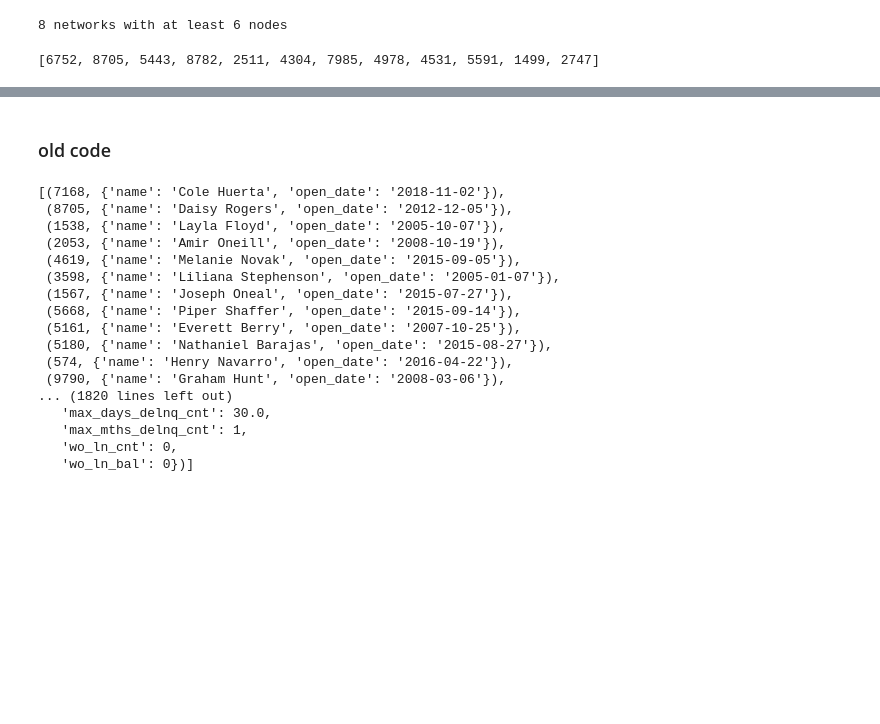
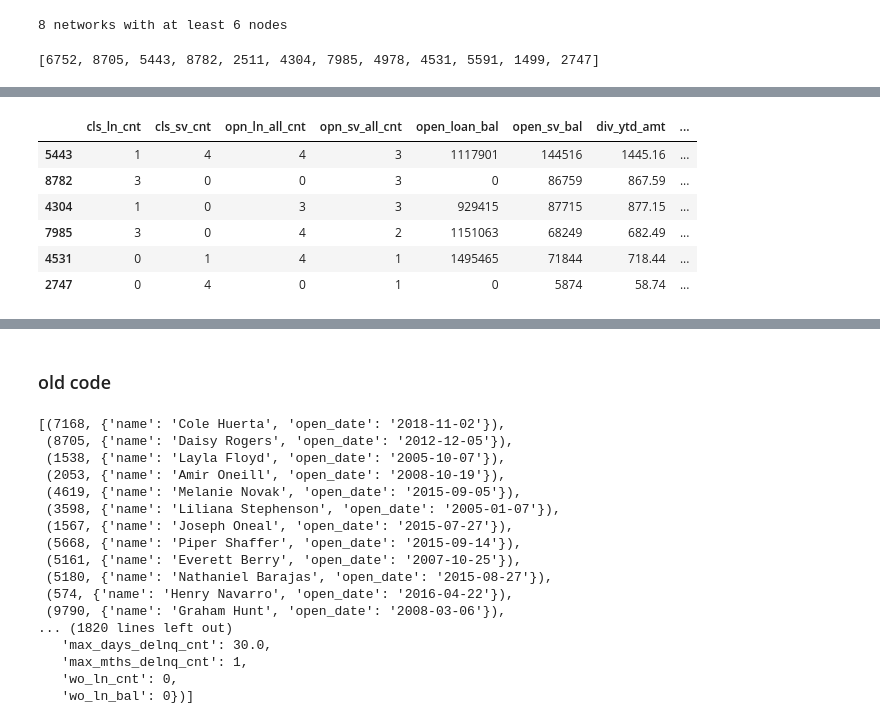
Before and after one commit to w-schw/CU-member-networks, a Jupyter notebook: Member network development.ipynb, the cells around one changed output, grey strips where cells are left out. Saved outputs shown, nothing was run; the diff lists cells and outputs as text; code cells hidden in the pictures; blank space fills up the shorter version.

```diff
--- a/Member network development.ipynb
+++ b/Member network development.ipynb
@@ -219,0 +277,10 @@ NameError: name 'at' is not defined
+# %%
+pd.DataFrame.from_dict(z, orient='index')
+# %% [output]
+|  | cls_ln_cnt | cls_sv_cnt | opn_ln_all_cnt | opn_sv_all_cnt | open_loan_bal | open_sv_bal | div_ytd_amt | ... |
+| 5443 | 1 | 4 | 4 | 3 | 1117901 | 144516 | 1445.16 | ... |
+| 8782 | 3 | 0 | 0 | 3 | 0 | 86759 | 867.59 | ... |
+| 4304 | 1 | 0 | 3 | 3 | 929415 | 87715 | 877.15 | ... |
+| 7985 | 3 | 0 | 4 | 2 | 1151063 | 68249 | 682.49 | ... |
+| 4531 | 0 | 1 | 4 | 1 | 1495465 | 71844 | 718.44 | ... |
+| 2747 | 0 | 4 | 0 | 1 | 0 | 5874 | 58.74 | ... |
```
Also changed, not shown: parts of 15 cells of this notebook.
